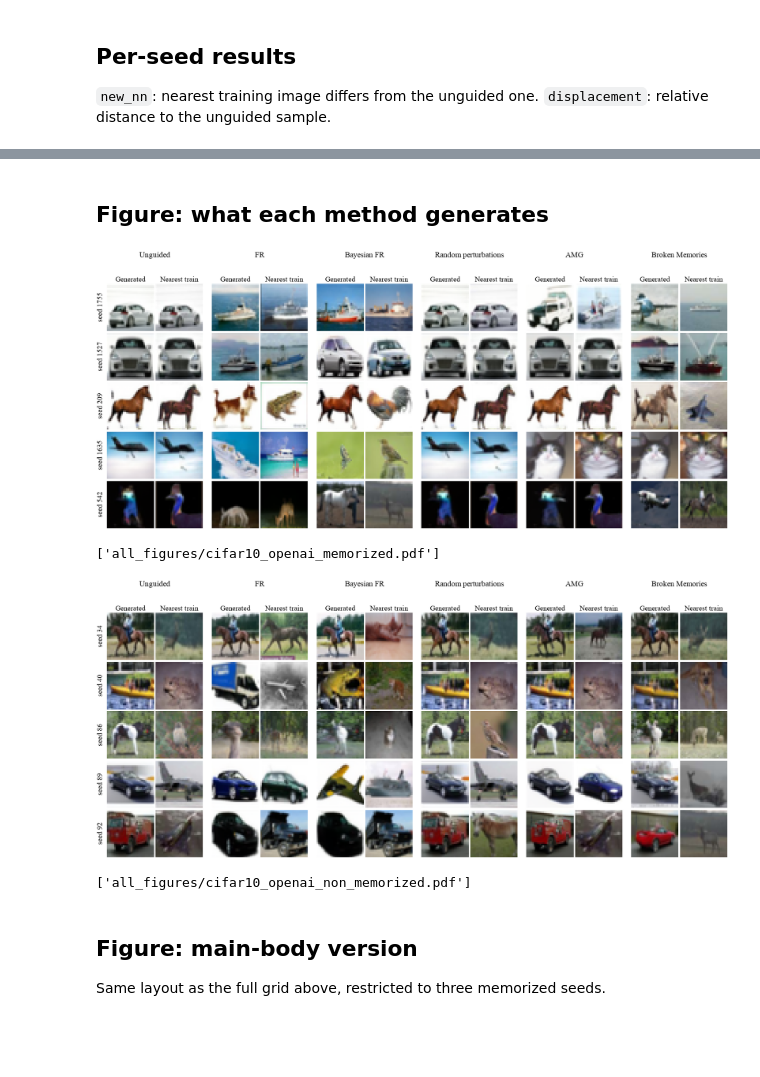
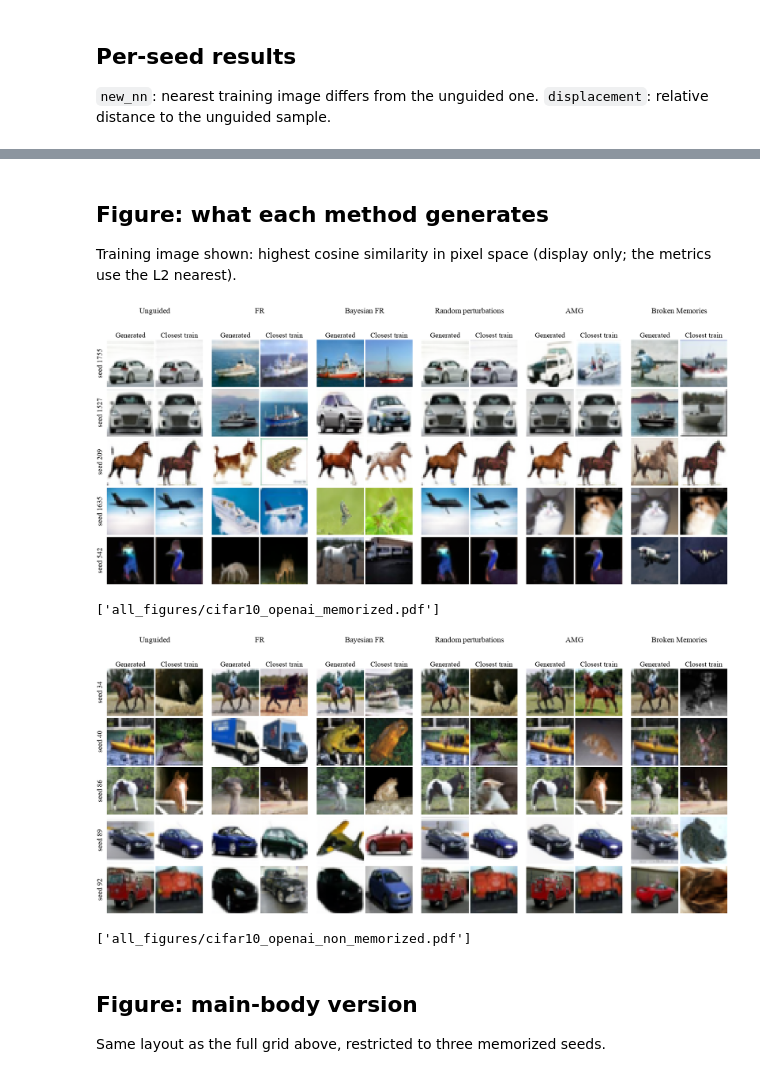
Before and after one commit to narbengusu/denoising_memorization, a Jupyter notebook: experiments/cifar10_openai/01_benchmark.ipynb, the cells around one changed output, grey strips where cells are left out. Saved outputs shown, nothing was run; the diff lists cells and outputs as text; code cells hidden in the pictures; blank space fills up the shorter version.

Commit message:
minor edits in figures

```diff
--- a/experiments/cifar10_openai/01_benchmark.ipynb
+++ b/experiments/cifar10_openai/01_benchmark.ipynb
@@ -369,14 +369,22 @@ for value in ["nl2", "ratio", "new_nn", "displacement", "active_steps"]:
 |  | 89 | 0.0 | 226.0 | 226.0 | 226.0 | 206.0 | 192.0 |
 |  | 92 | 0.0 | 226.0 | 226.0 | 226.0 | 201.0 | 186.0 |
 # %%
+# display only: most similar training image by cosine similarity in pixel space; nL2, d1/d2 and new_nn keep the L2 nearest
+train_unit = torch.nn.functional.normalize(I.pack(train), dim=1)
+
+def most_similar(x):
+    return train[(train_unit @ torch.nn.functional.normalize(x.reshape(-1), dim=0)).argmax().item()]
+
 tiles = {}
 for group, seeds in SEED_GROUPS.items():
     for seed in seeds:
         for method in METHODS:
             x = run(method, seed)["x"]
-            tiles[(seed, method)] = {"gen": x.reshape(3, 32, 32), "nn": train[memorization(x)["nn_idx"]]}
+            tiles[(seed, method)] = {"gen": x.reshape(3, 32, 32), "nn": most_similar(x)}
 # %% [markdown]
 ## Figure: what each method generates
+
+Training image shown: highest cosine similarity in pixel space (display only; the metrics use the L2 nearest).
 # %%
 wsstyle.paper_style()
 
@@ -385,40 +393,40 @@ def show(ax, image, edge):
     wsstyle.strip_axes(ax)
 
 def draw_methods_figure(seeds, name):
-    """One block per method (generated sample, nearest training image), one row per seed, at the paper's full width."""
+    """One block per method (generated sample, most similar training image by cosine), one row per seed, at the paper's full width."""
     n_blocks, n_rows = len(METHODS), len(seeds)
     width, left, right, top, bottom = wsstyle.FULL_WIDTH, 0.42, 0.04, 0.92, 0.04
     tile_gap, block_gap, row_gap = 0.04, 0.22, 0.05
     tile = (width - left - right - n_blocks * tile_gap - (n_blocks - 1) * block_gap) / (2 * n_blocks)
     height = top + bottom + n_rows * tile + (n_rows - 1) * row_gap
     fig = plt.figure(figsize=(width, height))
     rect = lambda x, y: [x / width, 1 - (y + tile) / height, tile / width, tile / height]
 
     block_x = [left + b * (2 * tile + tile_gap + block_gap) for b in range(n_blocks)]
     for i, seed in enumerate(seeds):
         y = top + i * (tile + row_gap)
         for b, method in enumerate(METHODS):
             for j, kind in enumerate(["gen", "nn"]):
                 ax = fig.add_axes(rect(block_x[b] + j * (tile + tile_gap), y))
                 show(ax, tiles[(seed, method)][kind], "#7A7A7A" if kind == "gen" else "#D0D0D0")
                 if i == 0:
-                    ax.set_title(["Generated", "Nearest train"][j], fontsize=wsstyle.FONT_SIZE, pad=4)
+                    ax.set_title(["Generated", "Closest train"][j], fontsize=wsstyle.FONT_SIZE, pad=4)
                 if b == 0 and j == 0:
                     ax.set_ylabel(f"seed {seed}", labelpad=6, fontsize=wsstyle.FONT_SIZE)
 
     for b, method in enumerate(METHODS):
         x0, x1 = block_x[b] / width, (block_x[b] + 2 * tile + tile_gap) / width
         fig.text(0.5 * (x0 + x1), 1 - 0.30 / height, LABELS[method], ha="center", va="bottom", fontsize=wsstyle.TITLE_SIZE)
     paths = wsstyle.save(fig, name)
     plt.show()
     return paths
 
 for group in SEED_GROUPS:
     print(draw_methods_figure(SEED_GROUPS[group], f"cifar10_openai_{group.replace('-', '_')}"))
 # %% [output]
-[figure, old version]
+[figure, new version]
 ['all_figures/cifar10_openai_memorized.pdf']
-[figure, old version]
+[figure, new version]
 ['all_figures/cifar10_openai_non_memorized.pdf']
 # %% [markdown]
 ## Figure: main-body version
```
Also changed, not shown: parts of 1 cell of this notebook, 5 other files.
